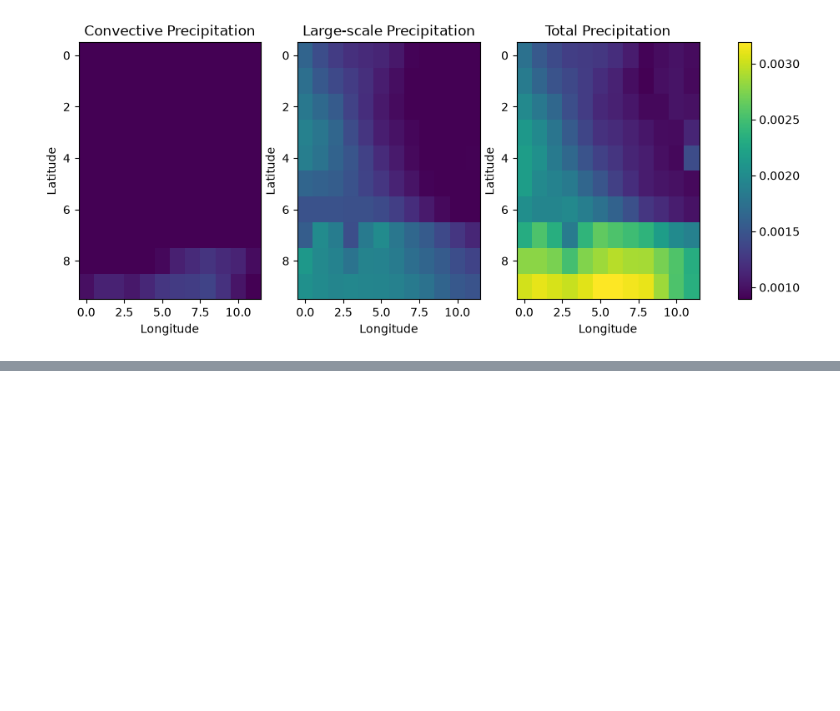
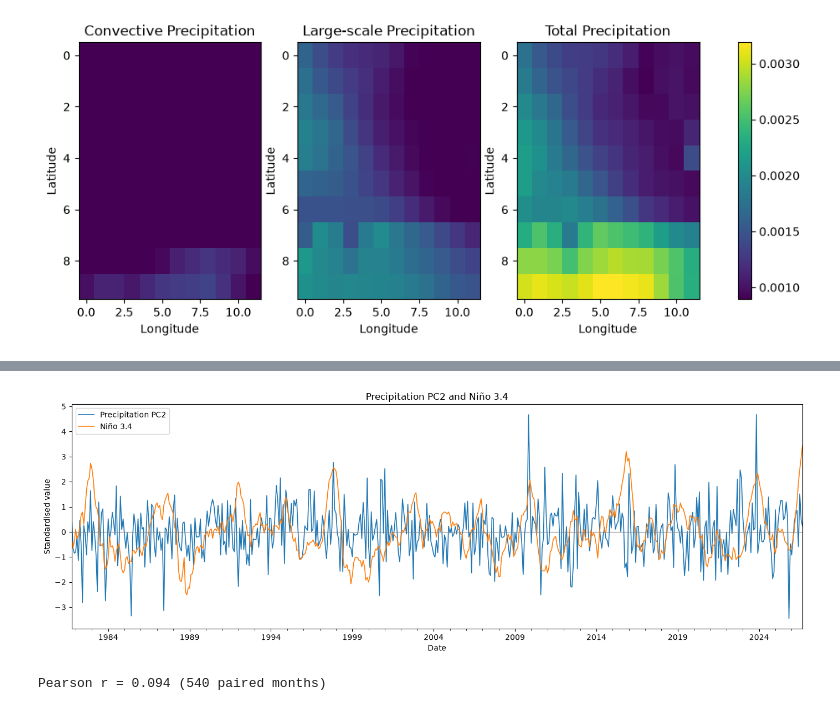
Before and after one commit to omerrett/CEH_ILESLA, a Jupyter notebook: local/SEenglandsandbox.ipynb, the cells around one changed output, grey strips where cells are left out. Drawn from its saved outputs; the diff is of its cells as text; code cells hidden in the pictures; blank space fills up the shorter version.

```diff
--- a/local/SEenglandsandbox.ipynb
+++ b/local/SEenglandsandbox.ipynb
@@ -51,0 +110,4 @@ times
+# %%
+indexfile = Path("~/nino34index.nc").expanduser()
+# %%
+index = nc.Dataset(str(indexfile), "r")
@@ -51,0 +213,5 @@ times
+# %%
+import pandas as pd
+
+enso_dates = (pd.Timestamp("1800-01-01") + pd.to_timedelta(time, unit="D"))
+print(enso_dates[0], enso_dates[-1])
@@ -51,0 +220,51 @@ times
+# %%
+import pandas as pd
+import numpy as np
+import matplotlib.pyplot as plt
+
+pc_dates = nc.num2date(
+    precip_time,
+    units=precip_time_var.units,
+    calendar=calendar,
+)
+if len(pcs) != len(pc_dates):
+    raise ValueError("Rerun PCA on the trimmed precipitation data first")
+
+pc_months = pd.to_datetime([d.strftime("%Y-%m-%d") for d in pc_dates])
+pc1 = pd.Series(pcs[:, 0], index=pc_months, name="Precipitation PC1")
+pc2 = -pd.Series(pcs[:, 1], index=pc_months, name="Precipitation PC2")
+
+enso_monthly = pd.Series(
+    np.ma.filled(nivs, np.nan),
+    index=pd.DatetimeIndex(enso_dates),
+    name="Niño 3.4",
+).resample("MS").mean()
+
+aligned = pd.concat(
+    [pc2, enso_monthly], axis=1, join="inner"
+).dropna()
+
+# Put the different units on a comparable plotting scale.
+scaled = (aligned - aligned.mean()) / aligned.std()
+
+fig, ax = plt.subplots(figsize=(14, 5))
+scaled.plot(ax=ax, linewidth=1.2)
+ax.axhline(0, color="grey", linewidth=0.8)
+ax.set(
+    title="Precipitation PC2 and Niño 3.4",
+    xlabel="Date",
+    ylabel="Standardised value",
+)
+plt.tight_layout()
+plt.show()
+# %% [output]
+[figure, added]
+# %%
+r = aligned["Precipitation PC2"].corr(
+    aligned["Niño 3.4"],
+    method="pearson",
+)
+
+print(f"Pearson r = {r:.3f} ({len(aligned)} paired months)")
+# %% [output]
+Pearson r = 0.094 (540 paired months)
```
Also changed, not shown: parts of 14 cells of this notebook, 1 other file.
